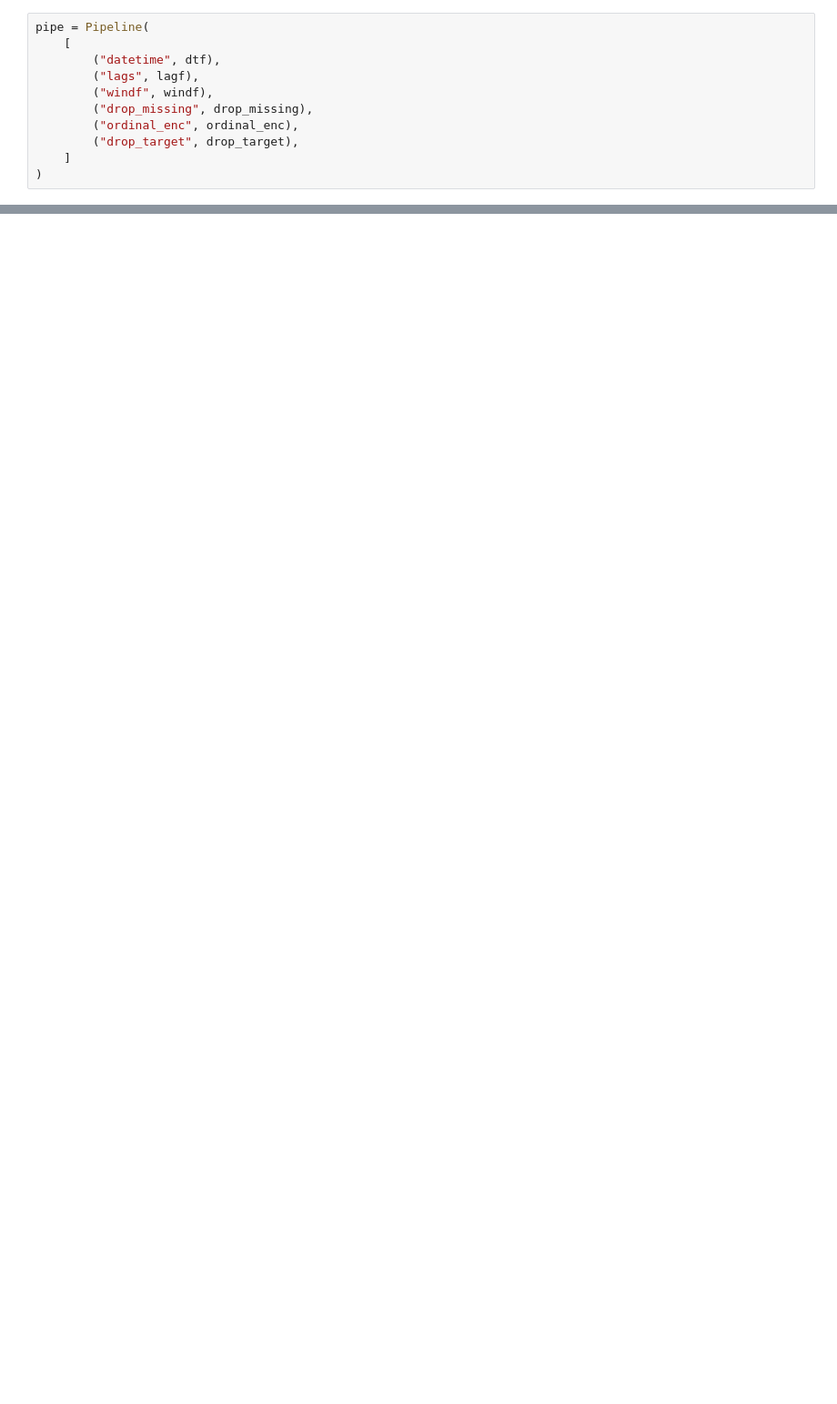
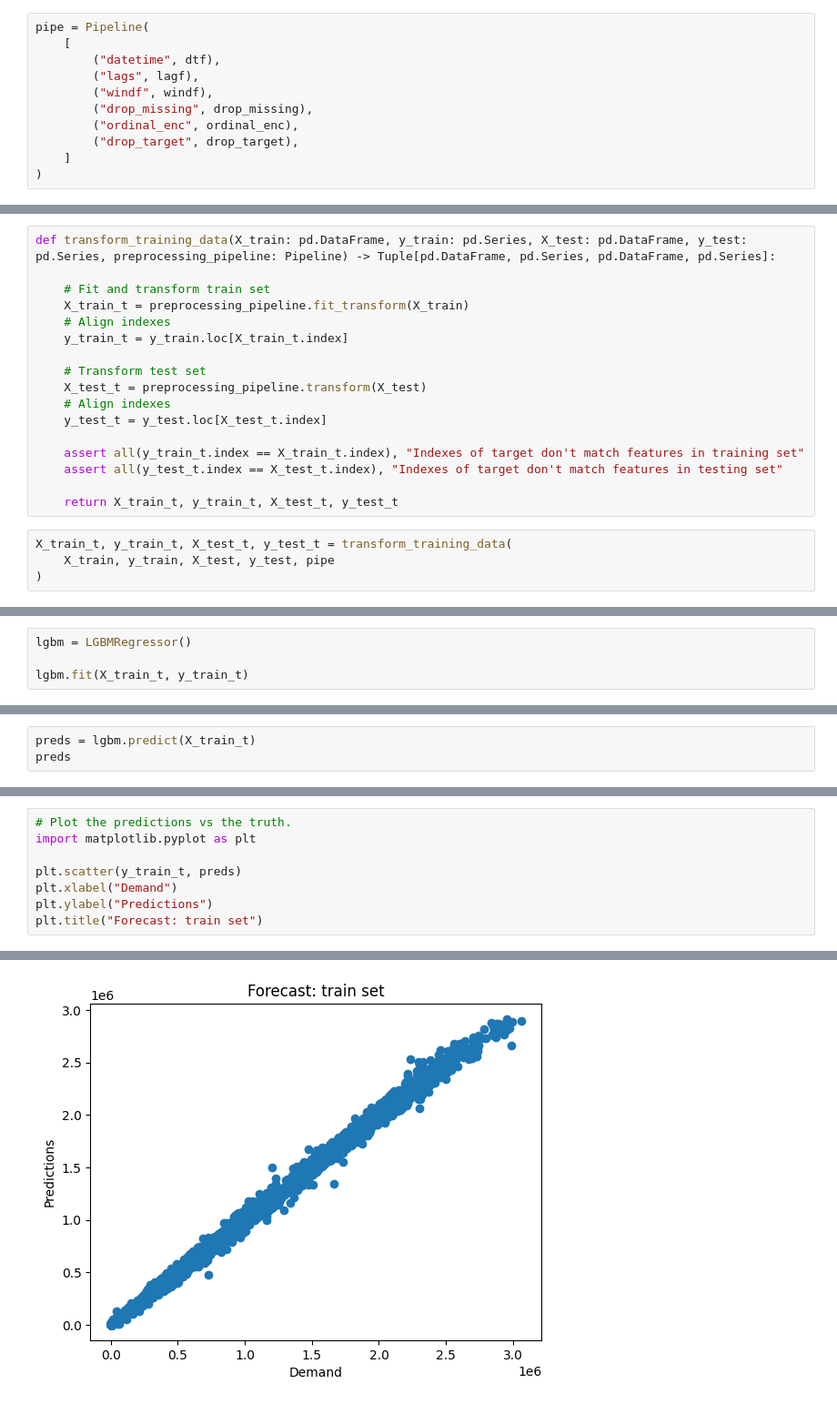
Before and after one commit to d-lazenby/energy-demand-forecasting, a Jupyter notebook: notebooks/05a_lgbm_model.ipynb, the cells around one changed output, grey strips where cells are left out. Shown: that part at 91% size. Saved outputs shown, nothing was run; the diff lists cells and outputs as text; blank space fills up the shorter version.

```diff
--- a/notebooks/05a_lgbm_model.ipynb
+++ b/notebooks/05a_lgbm_model.ipynb
@@ -202,0 +270,21 @@ demand.head()
+# %%
+def transform_training_data(X_train: pd.DataFrame, y_train: pd.Series, X_test: pd.DataFrame, y_test: pd.Series, preprocessing_pipeline: Pipeline) -> Tuple[pd.DataFrame, pd.Series, pd.DataFrame, pd.Series]:
+
+    # Fit and transform train set
+    X_train_t = preprocessing_pipeline.fit_transform(X_train)
+    # Align indexes
+    y_train_t = y_train.loc[X_train_t.index]
+
+    # Transform test set
+    X_test_t = preprocessing_pipeline.transform(X_test)
+    # Align indexes
+    y_test_t = y_test.loc[X_test_t.index]
+
+    assert all(y_train_t.index == X_train_t.index), "Indexes of target don't match features in training set"
+    assert all(y_test_t.index == X_test_t.index), "Indexes of target don't match features in testing set"
+
+    return X_train_t, y_train_t, X_test_t, y_test_t
+# %%
+X_train_t, y_train_t, X_test_t, y_test_t = transform_training_data(
+    X_train, y_train, X_test, y_test, pipe
+)
@@ -202,0 +295,4 @@ demand.head()
+# %%
+lgbm = LGBMRegressor()
+
+lgbm.fit(X_train_t, y_train_t)
@@ -202,0 +307,3 @@ demand.head()
+# %%
+preds = lgbm.predict(X_train_t)
+preds
@@ -202,0 +313,9 @@ demand.head()
+# %%
+# Plot the predictions vs the truth.
+import matplotlib.pyplot as plt
+
+plt.scatter(y_train_t, preds)
+plt.xlabel("Demand")
+plt.ylabel("Predictions")
+plt.title("Forecast: train set")
+# %% [output]
@@ -202,0 +323 @@ demand.head()
+[figure, added]
```
Also changed, not shown: parts of 36 cells of this notebook.
